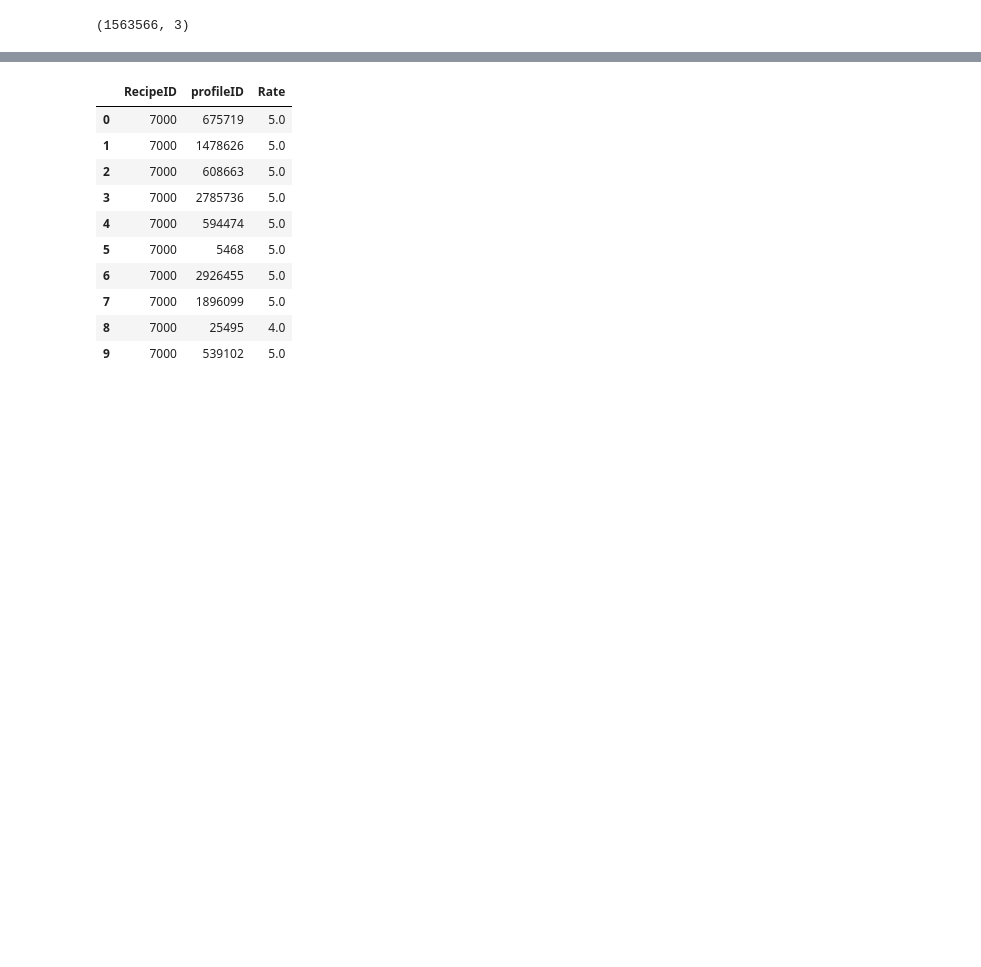
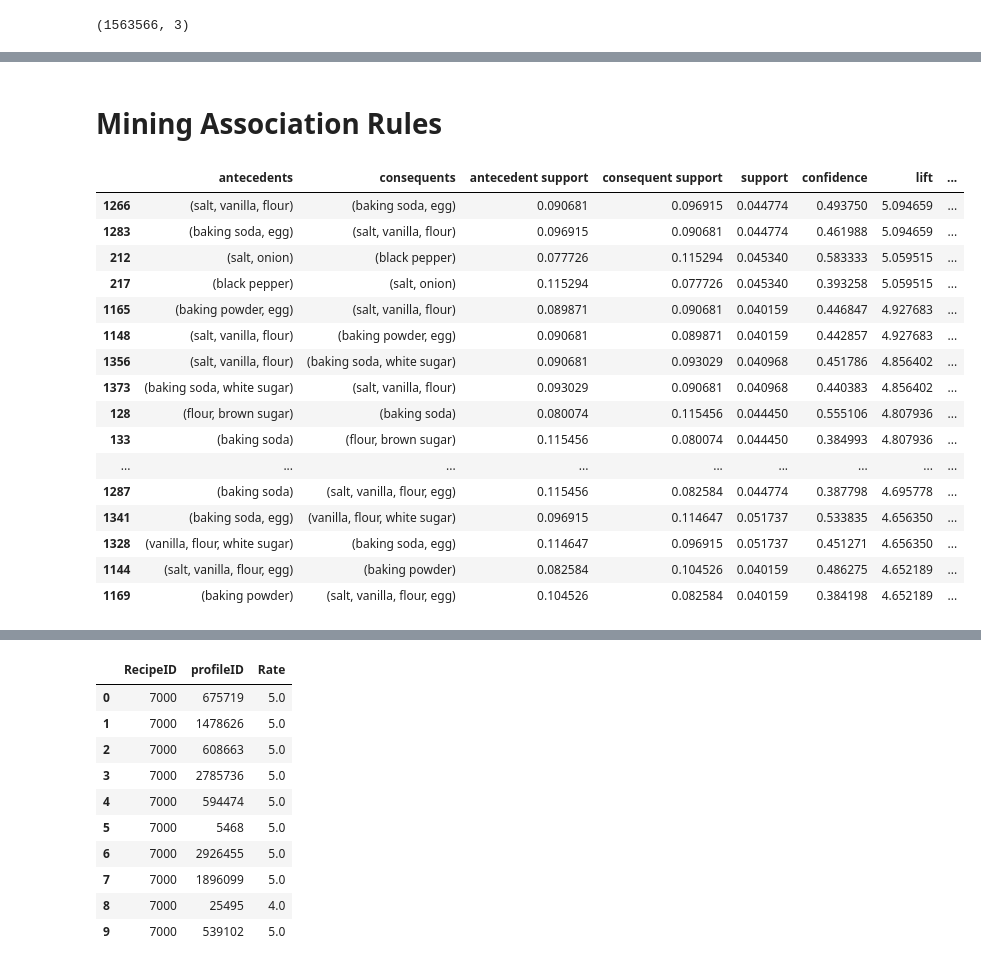
Before and after one commit to imuyip/Recipe-maker, a Jupyter notebook: Part1.ipynb, the cells around one changed output, grey strips where cells are left out. Drawn from its saved outputs; the diff is of its cells as text; code cells hidden in the pictures; blank space fills up the shorter version.

```diff
--- a/Part1.ipynb
+++ b/Part1.ipynb
@@ -74,0 +94,30 @@ recipes.head(10)
+# %% [markdown]
+# Mining Association Rules
+# %%
+frq_ingredients = apriori(onehot_ingredients, min_support = 0.04, use_colnames = True)
+
+# Collecting the inferred rules in a dataframe. Outline the minimum Lift metric threshold
+rules = association_rules(frq_ingredients, metric='lift', min_threshold = 2)
+
+#Sort the values by highest performing Confidence, then lift. In Descending order
+ingredients_rules = rules.sort_values(['lift','confidence'],ascending = [False,False])
+
+ingredients_rules[:20]
+# %% [output]
+|  | antecedents | consequents | antecedent support | consequent support | support | confidence | lift | ... |
+| 1266 | (salt, vanilla, flour) | (baking soda, egg) | 0.090681 | 0.096915 | 0.044774 | 0.493750 | 5.094659 | ... |
+| 1283 | (baking soda, egg) | (salt, vanilla, flour) | 0.096915 | 0.090681 | 0.044774 | 0.461988 | 5.094659 | ... |
+| 212 | (salt, onion) | (black pepper) | 0.077726 | 0.115294 | 0.045340 | 0.583333 | 5.059515 | ... |
+| 217 | (black pepper) | (salt, onion) | 0.115294 | 0.077726 | 0.045340 | 0.393258 | 5.059515 | ... |
+| 1165 | (baking powder, egg) | (salt, vanilla, flour) | 0.089871 | 0.090681 | 0.040159 | 0.446847 | 4.927683 | ... |
+| 1148 | (salt, vanilla, flour) | (baking powder, egg) | 0.090681 | 0.089871 | 0.040159 | 0.442857 | 4.927683 | ... |
+| 1356 | (salt, vanilla, flour) | (baking soda, white sugar) | 0.090681 | 0.093029 | 0.040968 | 0.451786 | 4.856402 | ... |
+| 1373 | (baking soda, white sugar) | (salt, vanilla, flour) | 0.093029 | 0.090681 | 0.040968 | 0.440383 | 4.856402 | ... |
+| 128 | (flour, brown sugar) | (baking soda) | 0.080074 | 0.115456 | 0.044450 | 0.555106 | 4.807936 | ... |
+| 133 | (baking soda) | (flour, brown sugar) | 0.115456 | 0.080074 | 0.044450 | 0.384993 | 4.807936 | ... |
+| ... | ... | ... | ... | ... | ... | ... | ... | ... |
+| 1287 | (baking soda) | (salt, vanilla, flour, egg) | 0.115456 | 0.082584 | 0.044774 | 0.387798 | 4.695778 | ... |
+| 1341 | (baking soda, egg) | (vanilla, flour, white sugar) | 0.096915 | 0.114647 | 0.051737 | 0.533835 | 4.656350 | ... |
+| 1328 | (vanilla, flour, white sugar) | (baking soda, egg) | 0.114647 | 0.096915 | 0.051737 | 0.451271 | 4.656350 | ... |
+| 1144 | (salt, vanilla, flour, egg) | (baking powder) | 0.082584 | 0.104526 | 0.040159 | 0.486275 | 4.652189 | ... |
+| 1169 | (baking powder) | (salt, vanilla, flour, egg) | 0.104526 | 0.082584 | 0.040159 | 0.384198 | 4.652189 | ... |
```
Also changed, not shown: parts of 26 cells of this notebook, 1 other file.
